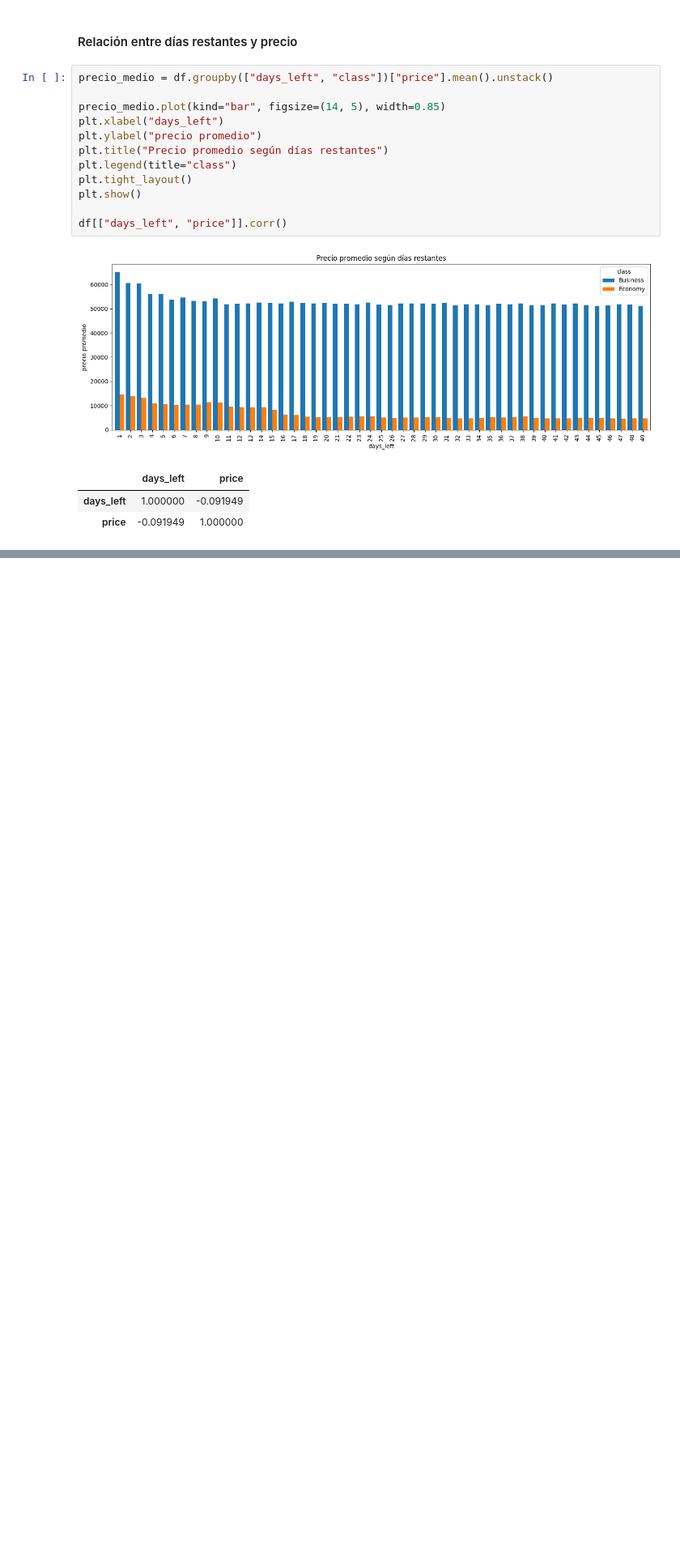
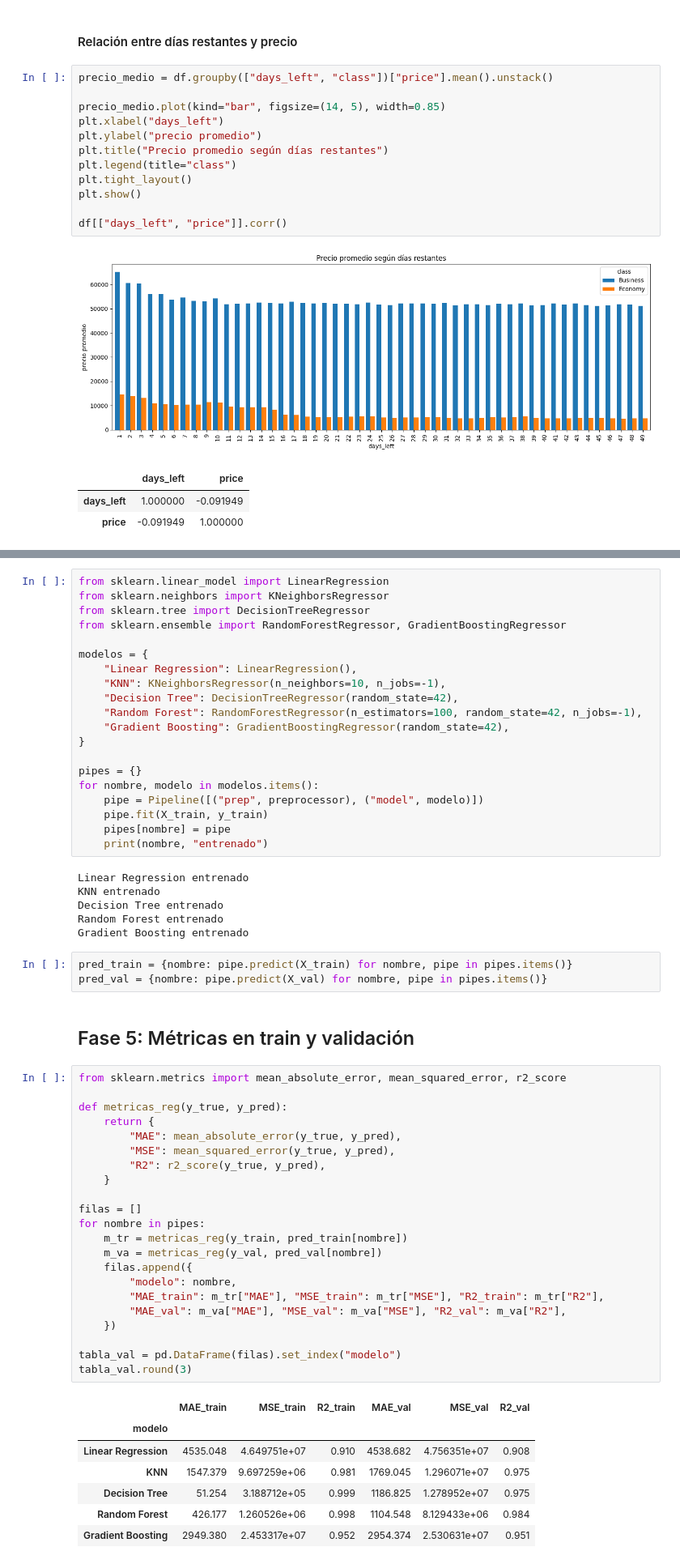
Before and after one commit to Jacogz/ML2026-2, a Jupyter notebook: Workshops/Workshop2/Regression.ipynb, the cells around one changed output, grey strips where cells are left out. Shown at 81% size. Drawn from its saved outputs; the diff is of its cells as text; blank space fills up the shorter version.

```diff
--- a/Workshops/Workshop2/Regression.ipynb
+++ b/Workshops/Workshop2/Regression.ipynb
@@ -249,0 +399,61 @@ df[["days_left", "price"]].corr()
+# %%
+from sklearn.linear_model import LinearRegression
+from sklearn.neighbors import KNeighborsRegressor
+from sklearn.tree import DecisionTreeRegressor
+from sklearn.ensemble import RandomForestRegressor, GradientBoostingRegressor
+
+modelos = {
+    "Linear Regression": LinearRegression(),
+    "KNN": KNeighborsRegressor(n_neighbors=10, n_jobs=-1),
+    "Decision Tree": DecisionTreeRegressor(random_state=42),
+    "Random Forest": RandomForestRegressor(n_estimators=100, random_state=42, n_jobs=-1),
+    "Gradient Boosting": GradientBoostingRegressor(random_state=42),
+}
+
+pipes = {}
+for nombre, modelo in modelos.items():
+    pipe = Pipeline([("prep", preprocessor), ("model", modelo)])
+    pipe.fit(X_train, y_train)
+    pipes[nombre] = pipe
+    print(nombre, "entrenado")
+# %% [output]
+Linear Regression entrenado
+KNN entrenado
+Decision Tree entrenado
+Random Forest entrenado
+Gradient Boosting entrenado
+# %%
+pred_train = {nombre: pipe.predict(X_train) for nombre, pipe in pipes.items()}
+pred_val = {nombre: pipe.predict(X_val) for nombre, pipe in pipes.items()}
+# %% [markdown]
+## Fase 5: Métricas en train y validación
+# %%
+from sklearn.metrics import mean_absolute_error, mean_squared_error, r2_score
+
+def metricas_reg(y_true, y_pred):
+    return {
+        "MAE": mean_absolute_error(y_true, y_pred),
+        "MSE": mean_squared_error(y_true, y_pred),
+        "R2": r2_score(y_true, y_pred),
+    }
+
+filas = []
+for nombre in pipes:
+    m_tr = metricas_reg(y_train, pred_train[nombre])
+    m_va = metricas_reg(y_val, pred_val[nombre])
+    filas.append({
+        "modelo": nombre,
+        "MAE_train": m_tr["MAE"], "MSE_train": m_tr["MSE"], "R2_train": m_tr["R2"],
+        "MAE_val": m_va["MAE"], "MSE_val": m_va["MSE"], "R2_val": m_va["R2"],
+    })
+
+tabla_val = pd.DataFrame(filas).set_index("modelo")
+tabla_val.round(3)
+# %% [output]
+|  | MAE_train | MSE_train | R2_train | MAE_val | MSE_val | R2_val |
+| modelo |  |  |  |  |  |  |
+| Linear Regression | 4535.048 | 4.649751e+07 | 0.910 | 4538.682 | 4.756351e+07 | 0.908 |
+| KNN | 1547.379 | 9.697259e+06 | 0.981 | 1769.045 | 1.296071e+07 | 0.975 |
+| Decision Tree | 51.254 | 3.188712e+05 | 0.999 | 1186.825 | 1.278952e+07 | 0.975 |
+| Random Forest | 426.177 | 1.260526e+06 | 0.998 | 1104.548 | 8.129433e+06 | 0.984 |
+| Gradient Boosting | 2949.380 | 2.453317e+07 | 0.952 | 2954.374 | 2.530631e+07 | 0.951 |
```
Also changed, not shown: parts of 39 cells of this notebook.
